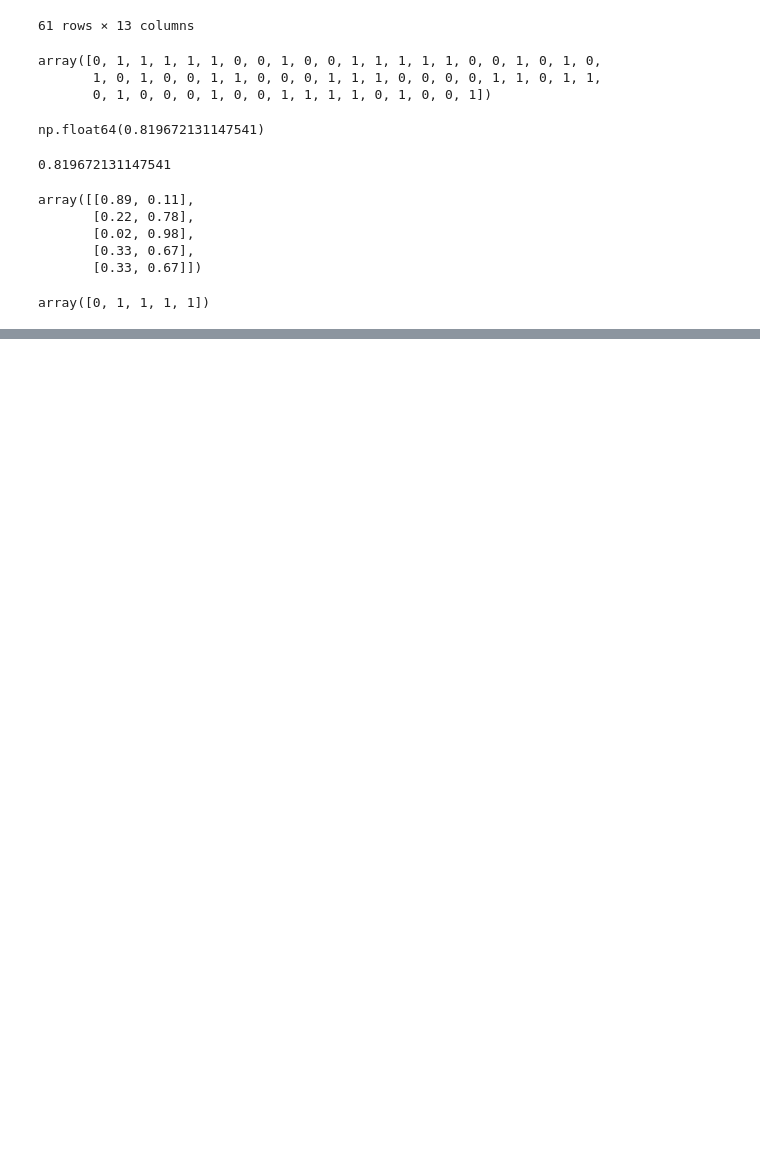
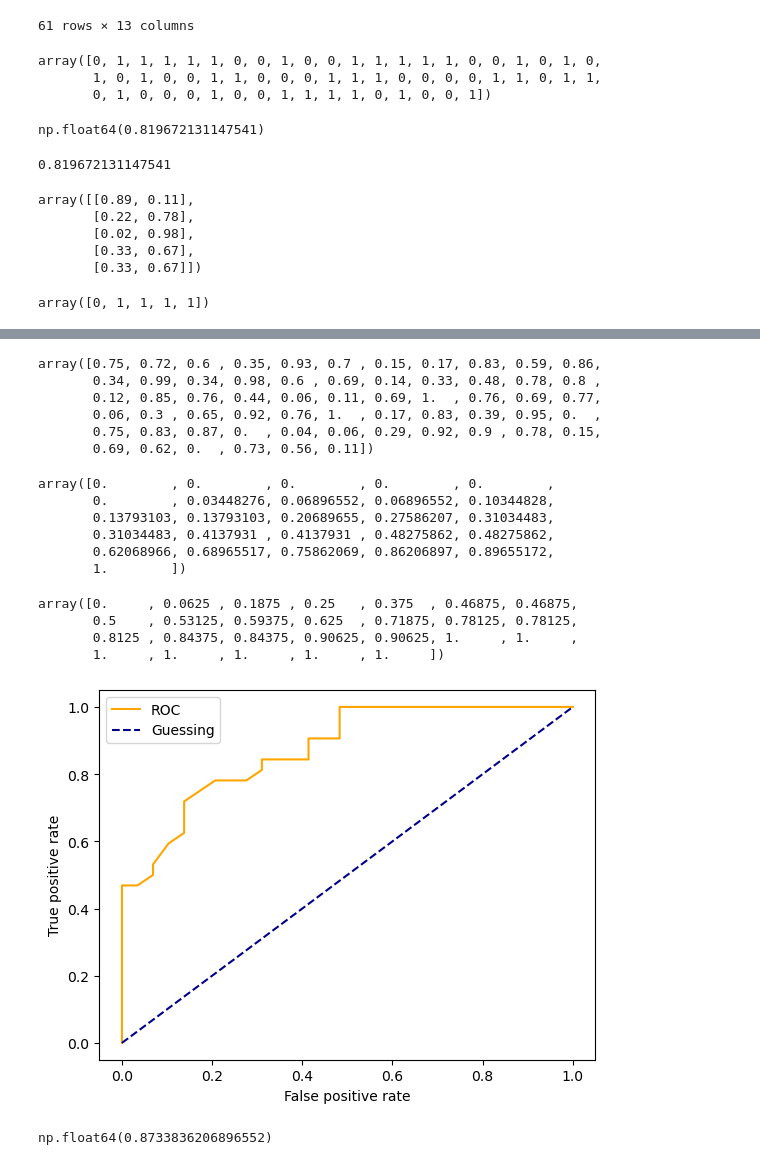
Before and after one commit to parthnijh/Machine-Learning-Course, a Jupyter notebook: SciKitLearn/Introduction To ScikitLearn.ipynb, the cells around one changed output, grey strips where cells are left out. Saved outputs shown, nothing was run; the diff lists cells and outputs as text; code cells hidden in the pictures; blank space fills up the shorter version.

Commit message:
further progress with scikit learn,different evaluation metrices of classification problems : accuracy,confusion matrix,Area under Roc curve

```diff
--- a/SciKitLearn/Introduction To ScikitLearn.ipynb
+++ b/SciKitLearn/Introduction To ScikitLearn.ipynb
@@ -729,0 +843,8 @@ array([0, 1, 1, 1, 1])
+# %%
+Xtrain,Xtest,ytrain,ytest=train_test_split(X,y,test_size=0.2)
+# %%
+np.random.seed(42)
+from sklearn.metrics import roc_curve
+clf.fit(Xtrain,ytrain)
+ypreds=clf.predict_proba(Xtest)
+ypreds
@@ -729,0 +869,47 @@ array([0, 1, 1, 1, 1])
+# %%
+## getting the positive values
+ypos=ypreds[:,1]
+ypos
+# %% [output]
+array([0.75, 0.72, 0.6 , 0.35, 0.93, 0.7 , 0.15, 0.17, 0.83, 0.59, 0.86,
+       0.34, 0.99, 0.34, 0.98, 0.6 , 0.69, 0.14, 0.33, 0.48, 0.78, 0.8 ,
+       0.12, 0.85, 0.76, 0.44, 0.06, 0.11, 0.69, 1.  , 0.76, 0.69, 0.77,
+       0.06, 0.3 , 0.65, 0.92, 0.76, 1.  , 0.17, 0.83, 0.39, 0.95, 0.  ,
+       0.75, 0.83, 0.87, 0.  , 0.04, 0.06, 0.29, 0.92, 0.9 , 0.78, 0.15,
+       0.69, 0.62, 0.  , 0.73, 0.56, 0.11])
+# %%
+fpr,tpr,thresholds=roc_curve(ytest,ypos)
+fpr
+# %% [output]
+array([0.        , 0.        , 0.        , 0.        , 0.        ,
+       0.        , 0.03448276, 0.06896552, 0.06896552, 0.10344828,
+       0.13793103, 0.13793103, 0.20689655, 0.27586207, 0.31034483,
+       0.31034483, 0.4137931 , 0.4137931 , 0.48275862, 0.48275862,
+       0.62068966, 0.68965517, 0.75862069, 0.86206897, 0.89655172,
+       1.        ])
+# %%
+tpr
+# %% [output]
+array([0.     , 0.0625 , 0.1875 , 0.25   , 0.375  , 0.46875, 0.46875,
+       0.5    , 0.53125, 0.59375, 0.625  , 0.71875, 0.78125, 0.78125,
+       0.8125 , 0.84375, 0.84375, 0.90625, 0.90625, 1.     , 1.     ,
+       1.     , 1.     , 1.     , 1.     , 1.     ])
+# %%
+import matplotlib.pyplot as plt
+def plotcurve(fpr,tpr):
+    plt.plot(fpr,tpr,color="orange",label="ROC")
+    plt.plot([0,1],[0,1],color="darkblue",linestyle="--",label="Guessing")
+    plt.xlabel("False positive rate")
+    plt.ylabel("True positive rate")
+    plt.legend()
+
+
+plotcurve(fpr,tpr)
+# %% [output]
+[figure, added]
+# %%
+from sklearn.metrics import roc_auc_score
+rocscore=roc_auc_score(ytest,ypos)
+rocscore
+# %% [output]
+np.float64(0.8733836206896552)
```
Also changed, not shown: parts of 28 cells of this notebook.
